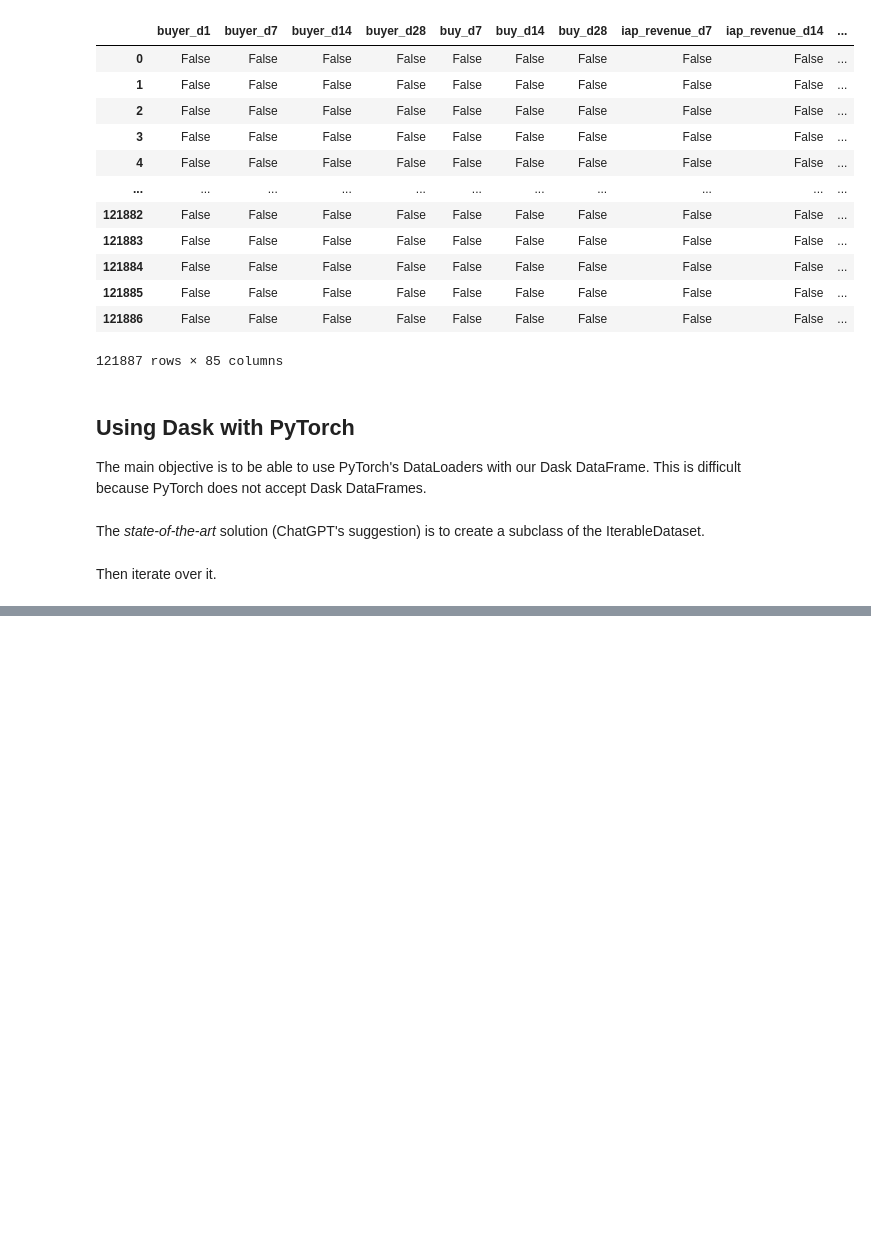
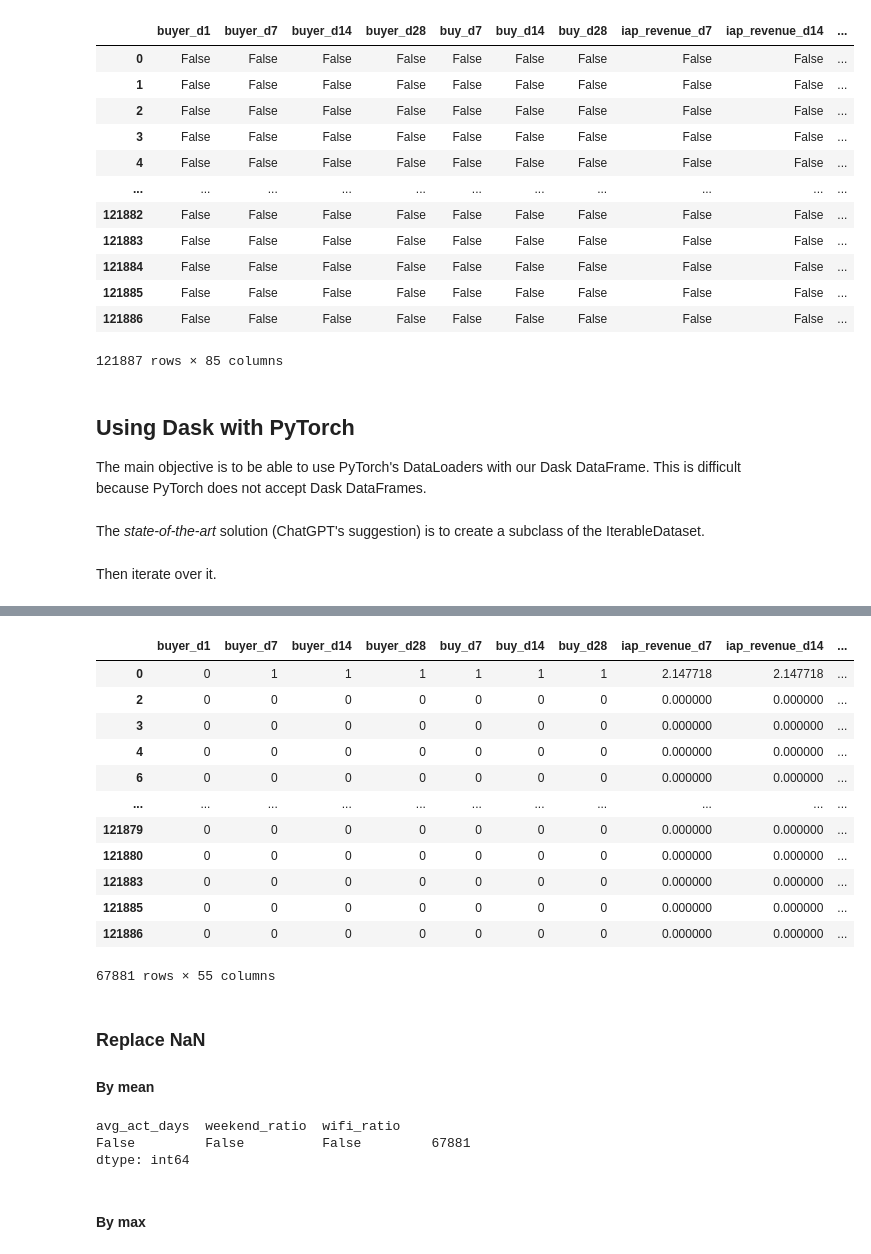
Before and after one commit to MartiGilComas/Datathon2025, a Jupyter notebook: dask-101.ipynb, the cells around one changed output, grey strips where cells are left out. Saved outputs shown, nothing was run; the diff lists cells and outputs as text; code cells hidden in the pictures; blank space fills up the shorter version.

```diff
--- a/dask-101.ipynb
+++ b/dask-101.ipynb
@@ -199,0 +947,4 @@ class DaskIterableDataset(utils.data.IterableDataset):
+# %%
+part_0_v2 = part_0.drop(columns = ['bundles_ins', 'city_hist', 'region_hist', 'dev_osv_hist', 'first_request_ts', 'first_request_ts_bundle', 'first_request_ts_category_bottom_taxonomy', 'iap_revenue_usd_bundle', 'last_buy', 'last_buy_ts_bundle', 'last_buy_ts_category', 'hour_ratio', 'last_ins', 'last_install_ts_bundle', 'last_install_ts_category', 'advertiser_actions_action_last_timestamp', 'user_actions_bundles_action_last_timestamp', 'new_bundles', 'num_buys_bundle', 'user_bundles', 'user_bundles_l28d', 'advertiser_bundle', 'carrier', 'region', 'dev_model', 'dev_osv', 'hour', 'release_date', 'release_msrp', 'weekday'])
+part_0_v2.columns
+part_0_v2.columns.shape
@@ -199,0 +955,2 @@ class DaskIterableDataset(utils.data.IterableDataset):
+# %%
+user_df_v2 = part_0_v2.drop(columns = list(set(part_0_v2.columns) - set(user_features)))
@@ -199,0 +989,2 @@ class DaskIterableDataset(utils.data.IterableDataset):
+# %%
+user_df_v3 = user_df_v2.dropna(how = 'all')
@@ -199,0 +1003,3 @@ class DaskIterableDataset(utils.data.IterableDataset):
+# %%
+part_0_v3 = part_0_v2.loc[user_df_v3.index, :]
+part_0_v3.describe()
@@ -199,0 +1017,20 @@ class DaskIterableDataset(utils.data.IterableDataset):
+# %%
+part_0_v3
+# %% [output]
+|  | buyer_d1 | buyer_d7 | buyer_d14 | buyer_d28 | buy_d7 | buy_d14 | buy_d28 | iap_revenue_d7 | iap_revenue_d14 | ... |
+| 0 | 0 | 1 | 1 | 1 | 1 | 1 | 1 | 2.147718 | 2.147718 | ... |
+| 2 | 0 | 0 | 0 | 0 | 0 | 0 | 0 | 0.000000 | 0.000000 | ... |
+| 3 | 0 | 0 | 0 | 0 | 0 | 0 | 0 | 0.000000 | 0.000000 | ... |
+| 4 | 0 | 0 | 0 | 0 | 0 | 0 | 0 | 0.000000 | 0.000000 | ... |
+| 6 | 0 | 0 | 0 | 0 | 0 | 0 | 0 | 0.000000 | 0.000000 | ... |
+| ... | ... | ... | ... | ... | ... | ... | ... | ... | ... | ... |
+| 121879 | 0 | 0 | 0 | 0 | 0 | 0 | 0 | 0.000000 | 0.000000 | ... |
+| 121880 | 0 | 0 | 0 | 0 | 0 | 0 | 0 | 0.000000 | 0.000000 | ... |
+| 121883 | 0 | 0 | 0 | 0 | 0 | 0 | 0 | 0.000000 | 0.000000 | ... |
+| 121885 | 0 | 0 | 0 | 0 | 0 | 0 | 0 | 0.000000 | 0.000000 | ... |
+| 121886 | 0 | 0 | 0 | 0 | 0 | 0 | 0 | 0.000000 | 0.000000 | ... |
+67881 rows × 55 columns
+# %% [markdown]
+### Replace NaN
+
+#### By mean
@@ -199,0 +1042,8 @@ class DaskIterableDataset(utils.data.IterableDataset):
+# %%
+part_0_v4.loc[:, ['avg_act_days', 'weekend_ratio', 'wifi_ratio']].isna().value_counts()
+# %% [output]
+avg_act_days  weekend_ratio  wifi_ratio
+False         False          False         67881
+dtype: int64
+# %% [markdown]
+#### By max
```
Also changed, not shown: parts of 71 cells of this notebook.
